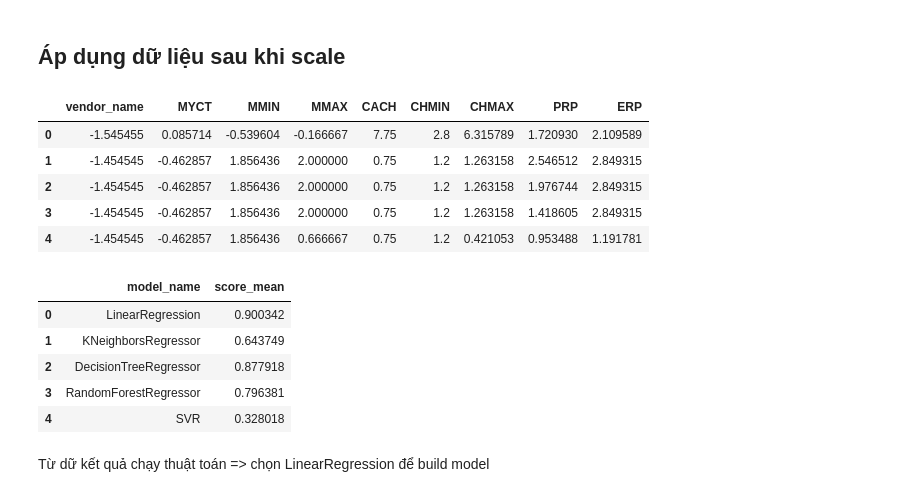
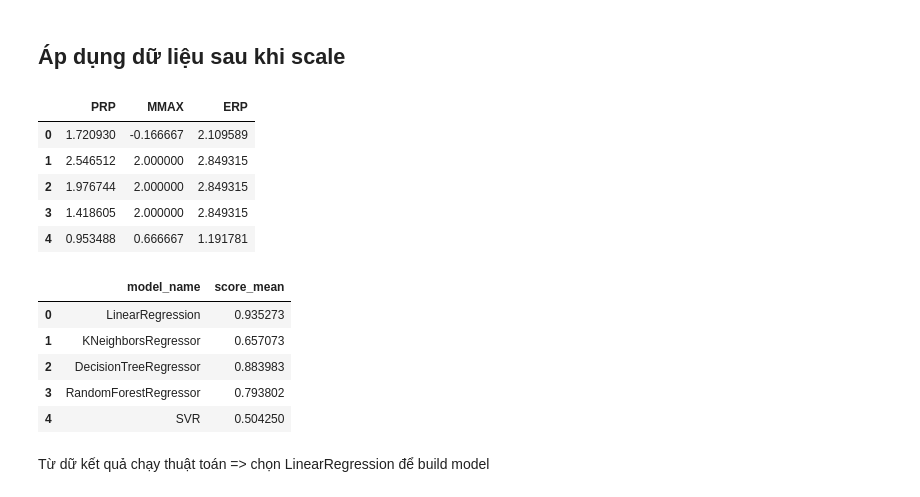
Before and after one commit to virgodarth/machine-learning, a Jupyter notebook: 3. Computer Hardware.ipynb, the cells around one changed output. Drawn from its saved outputs; the diff is of its cells as text; code cells hidden in the pictures.

```diff
--- a/3. Computer Hardware.ipynb
+++ b/3. Computer Hardware.ipynb
@@ -110,26 +103,27 @@ Từ kết quả của kiểm tra các model ==> chọn SVC algorithms
 ## Áp dụng dữ liệu sau khi scale
 # %%
 rbs = RobustScaler()
-rbs.fit(df)
-tmp = rbs.transform(df)
-tmp_df = pd.DataFrame(data=tmp, columns=df.columns)
+best_cols = ['PRP', 'MMAX', output_col]
+rbs.fit(df[best_cols])
+tmp = rbs.transform(df[best_cols])
+tmp_df = pd.DataFrame(data=tmp, columns=df[best_cols].columns)
 tmp_df.head()
 # %% [output]
-|  | vendor_name | MYCT | MMIN | MMAX | CACH | CHMIN | CHMAX | PRP | ERP |
-| 0 | -1.545455 | 0.085714 | -0.539604 | -0.166667 | 7.75 | 2.8 | 6.315789 | 1.720930 | 2.109589 |
-| 1 | -1.454545 | -0.462857 | 1.856436 | 2.000000 | 0.75 | 1.2 | 1.263158 | 2.546512 | 2.849315 |
-| 2 | -1.454545 | -0.462857 | 1.856436 | 2.000000 | 0.75 | 1.2 | 1.263158 | 1.976744 | 2.849315 |
-| 3 | -1.454545 | -0.462857 | 1.856436 | 2.000000 | 0.75 | 1.2 | 1.263158 | 1.418605 | 2.849315 |
-| 4 | -1.454545 | -0.462857 | 1.856436 | 0.666667 | 0.75 | 1.2 | 0.421053 | 0.953488 | 1.191781 |
+|  | PRP | MMAX | ERP |
+| 0 | 1.720930 | -0.166667 | 2.109589 |
+| 1 | 2.546512 | 2.000000 | 2.849315 |
+| 2 | 1.976744 | 2.000000 | 2.849315 |
+| 3 | 1.418605 | 2.000000 | 2.849315 |
+| 4 | 0.953488 | 0.666667 | 1.191781 |
 # %%
 PreProcessingData(tmp_df, 'regression').get_best_models(output_col, test_size=0.3)
 # %% [output]
 |  | model_name | score_mean |
-| 0 | LinearRegression | 0.900342 |
-| 1 | KNeighborsRegressor | 0.643749 |
-| 2 | DecisionTreeRegressor | 0.877918 |
-| 3 | RandomForestRegressor | 0.796381 |
-| 4 | SVR | 0.328018 |
+| 0 | LinearRegression | 0.935273 |
+| 1 | KNeighborsRegressor | 0.657073 |
+| 2 | DecisionTreeRegressor | 0.883983 |
+| 3 | RandomForestRegressor | 0.793802 |
+| 4 | SVR | 0.504250 |
 # %% [markdown]
 Từ dữ kết quả chạy thuật toán => chọn LinearRegression để build model
 # %% [markdown]
```
Also changed, not shown: parts of 41 cells of this notebook, 7 other files.
